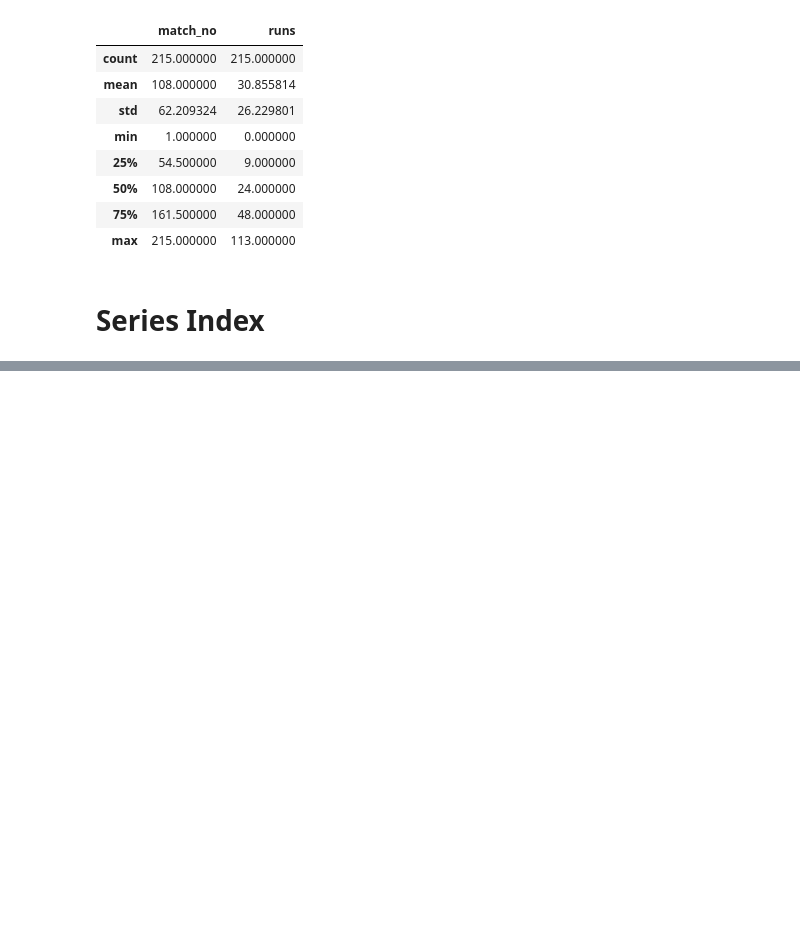
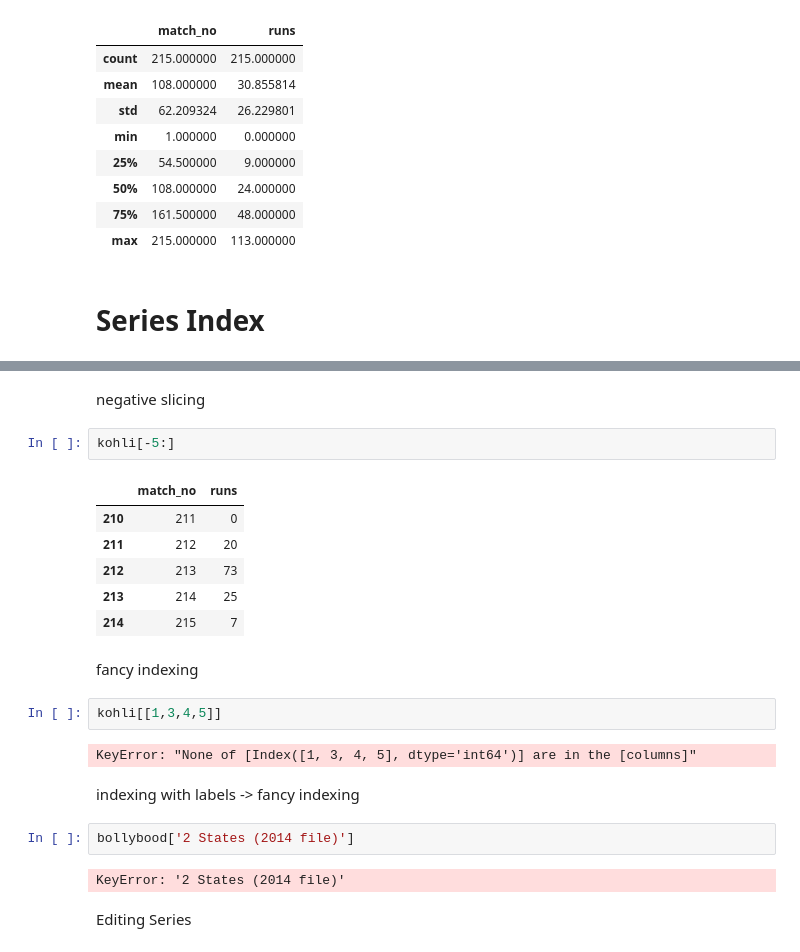
Before and after one commit to Suraj-kumar121K/PANDAS-CURSE, a Jupyter notebook: Pandas_Caurse/Data_Structure/Series/01_Series.ipynb, the cells around one changed output, grey strips where cells are left out. Drawn from its saved outputs; the diff is of its cells as text; blank space fills up the shorter version.

```diff
--- a/Pandas_Caurse/Data_Structure/Series/01_Series.ipynb
+++ b/Pandas_Caurse/Data_Structure/Series/01_Series.ipynb
@@ -334,0 +359,25 @@ kohli.describe()
+# %% [markdown]
+negative slicing
+# %%
+kohli[-5:]
+# %% [output]
+|  | match_no | runs |
+| 210 | 211 | 0 |
+| 211 | 212 | 20 |
+| 212 | 213 | 73 |
+| 213 | 214 | 25 |
+| 214 | 215 | 7 |
+# %% [markdown]
+fancy indexing
+# %%
+kohli[[1,3,4,5]]
+# %% [output]
+KeyError: "None of [Index([1, 3, 4, 5], dtype='int64')] are in the [columns]"
+# %% [markdown]
+indexing with labels -> fancy indexing
+# %%
+bollybood['2 States (2014 file)']
+# %% [output]
+KeyError: '2 States (2014 file)'
+# %% [markdown]
+Editing Series
```
Also changed, not shown: parts of 32 cells of this notebook.
